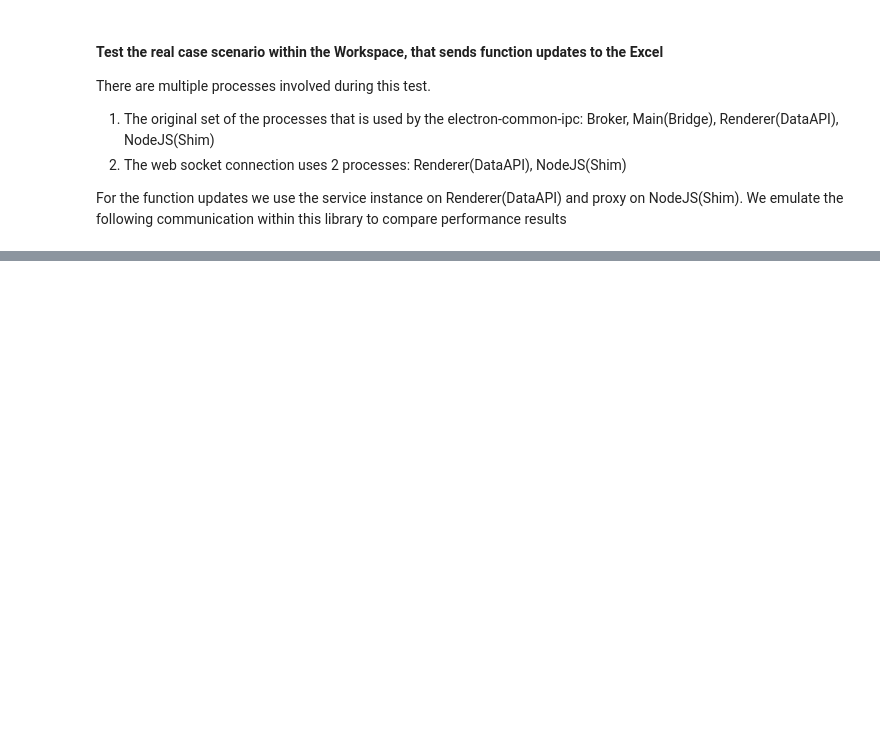
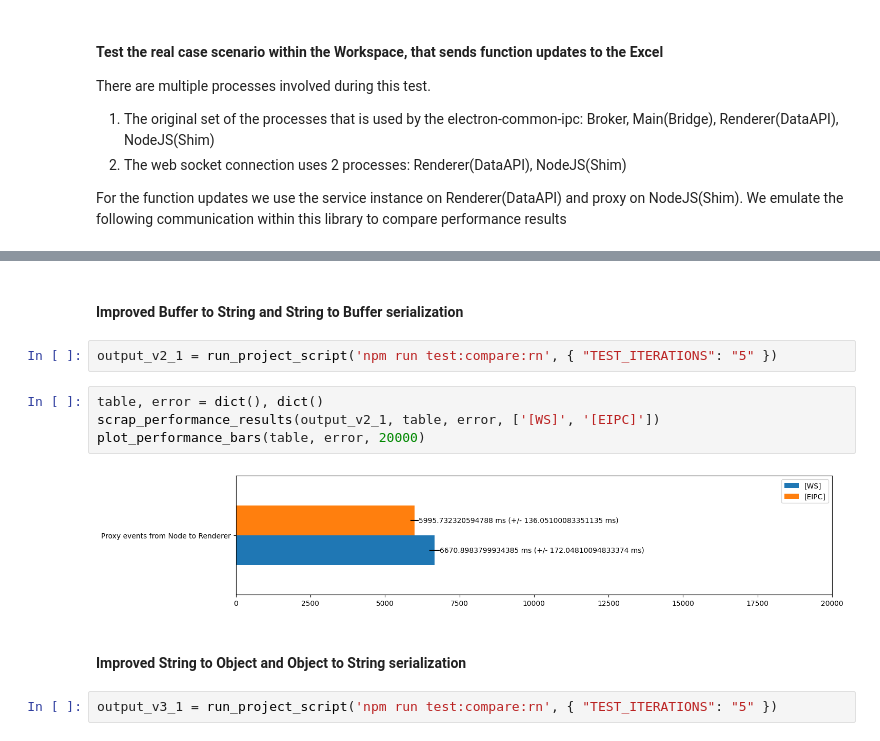
Before and after one commit to ikremniou/electron-common-ipc, a Jupyter notebook: packages/internal/e2e-tests/notes/perf.ipynb, the cells around one changed output, grey strips where cells are left out. Cells and saved outputs as stored; diff of their text form; blank space fills up the shorter version.

```diff
--- a/packages/internal/e2e-tests/notes/perf.ipynb
+++ b/packages/internal/e2e-tests/notes/perf.ipynb
@@ -150,0 +157,14 @@ IndexError: list index out of range
+# %% [markdown]
+#### Improved Buffer to String and String to Buffer serialization
+# %%
+output_v2_1 = run_project_script('npm run test:compare:rn', { "TEST_ITERATIONS": "5" })
+# %%
+table, error = dict(), dict()
+scrap_performance_results(output_v2_1, table, error, ['[WS]', '[EIPC]'])
+plot_performance_bars(table, error, 20000)
+# %% [output]
+[figure, added]
+# %% [markdown]
+#### Improved String to Object and Object to String serialization
+# %%
+output_v3_1 = run_project_script('npm run test:compare:rn', { "TEST_ITERATIONS": "5" })
```
Also changed, not shown: parts of 18 cells of this notebook, 34 other files.
